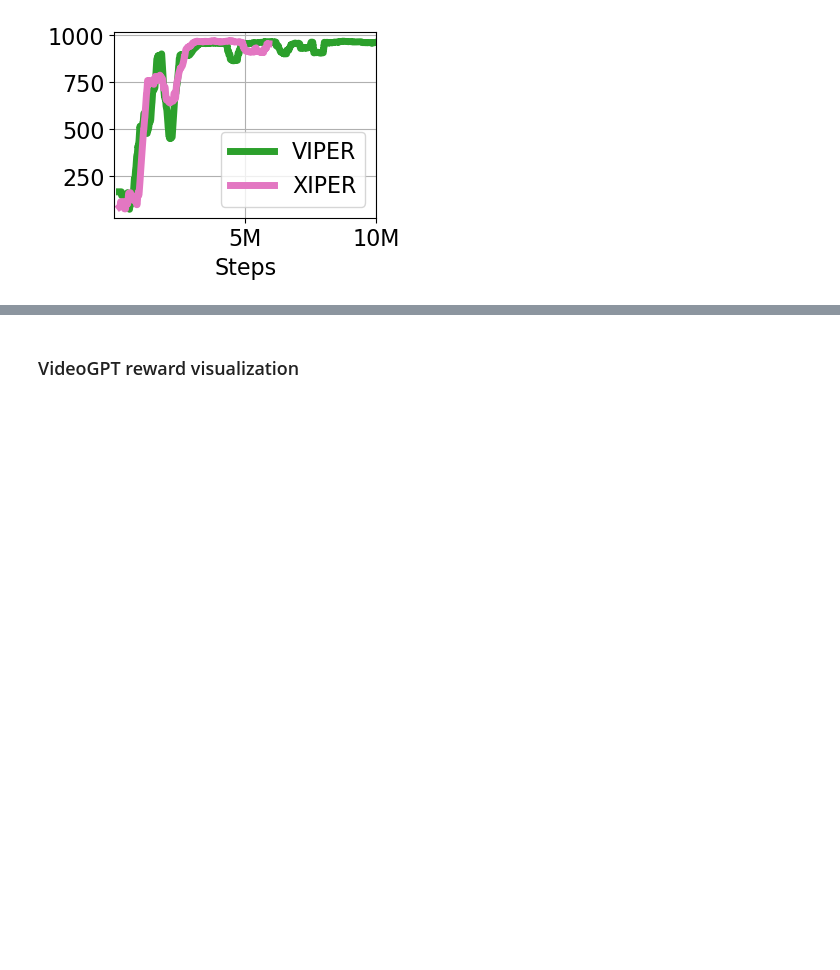
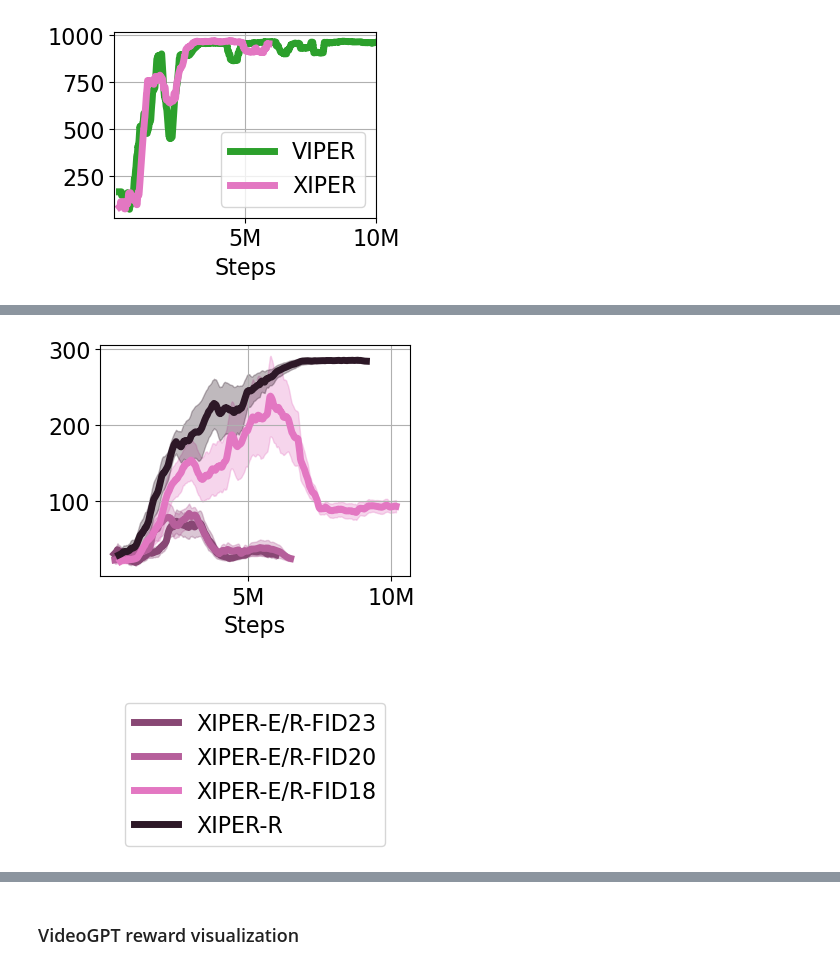
Before and after one commit to yangzhao-666/xiper, a Jupyter notebook: plot.ipynb, the cells around one changed output, grey strips where cells are left out. Drawn from its saved outputs; the diff is of its cells as text; code cells hidden in the pictures; blank space fills up the shorter version.

```diff
--- a/plot.ipynb
+++ b/plot.ipynb
@@ -201,0 +223,10 @@ plot_agent_folders(folders, labels, window_size=50, use_ste=True)
+# %%
+folders = ['logdir/dmc_cheetah_run/XViper_separateOT_expert_data/', 'logdir/dmc_cheetah_run/XViper_separateOT_expert_data_2999ot/', 'logdir/dmc_cheetah_run/XViper_separateOT_expert_data_best_ot/', 'logdir/dmc_cheetah_run/XViper/']
+labels = ['XIPER-E/R-FID23', 'XIPER-E/R-FID20', 'XIPER-E/R-FID18', 'XIPER-R']
+
+base_rgb = to_rgb('tab:pink')
+color_list=[adjust_shade(base_rgb, 0.6), adjust_shade(base_rgb, 0.8), adjust_shade(base_rgb, 1), adjust_shade(base_rgb, 0.2)]
+
+plot_agent_folders(folders, labels, window_size=50, use_ste=True, color_list=color_list)
+# %% [output]
+[figure, added]
```
Also changed, not shown: parts of 11 cells of this notebook, 7 other files.
